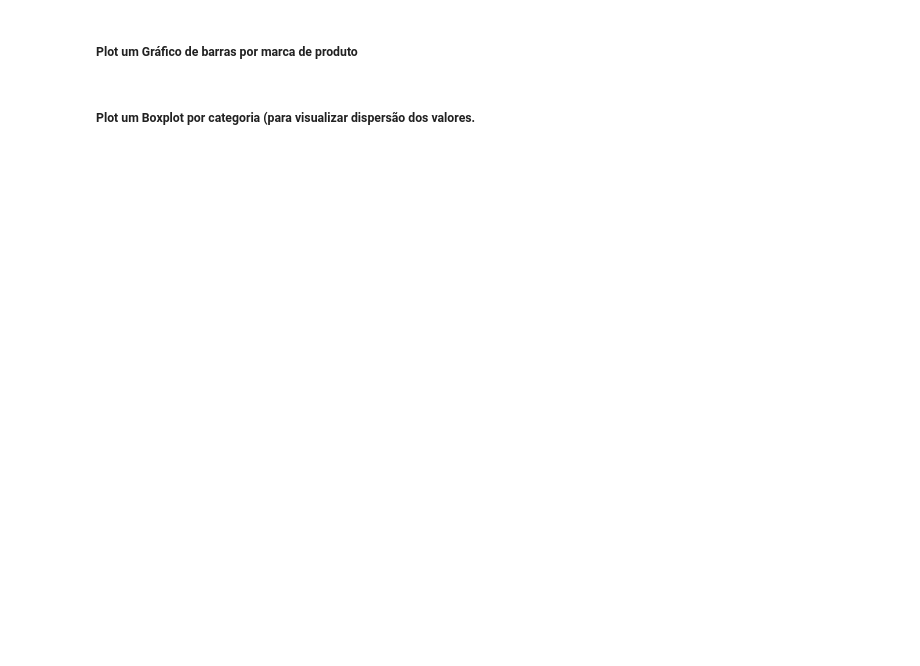
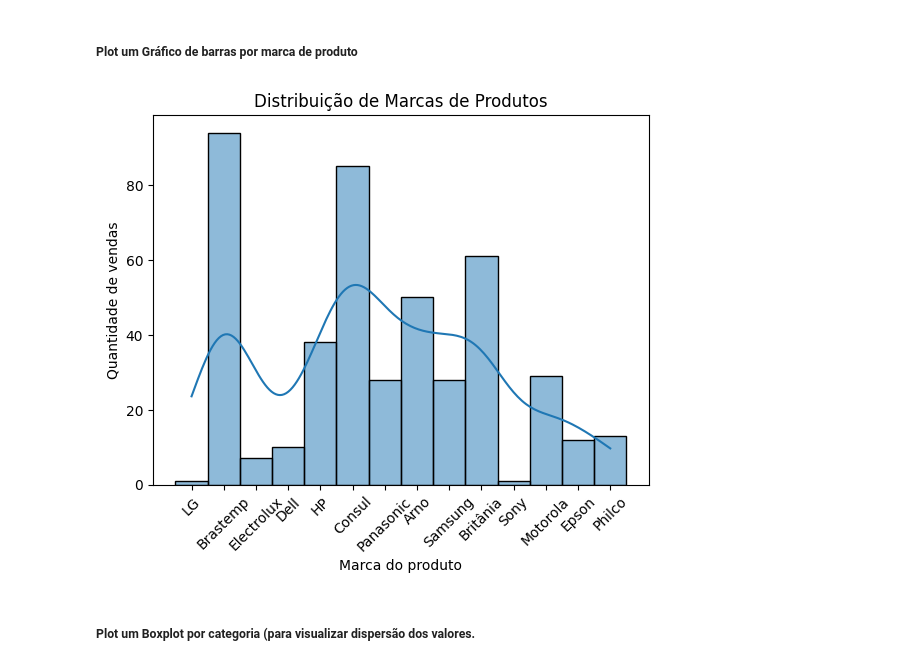
Before and after one commit to ElvisNascimento/projeto_python_vendas_empresa_xpto, a Jupyter notebook: notebook_vendas_projeto_xpto_alunos.ipynb, the cells around one changed output. Drawn from its saved outputs; the diff is of its cells as text; code cells hidden in the pictures; blank space fills up the shorter version.

```diff
--- a/notebook_vendas_projeto_xpto_alunos.ipynb
+++ b/notebook_vendas_projeto_xpto_alunos.ipynb
@@ -137,4 +282,13 @@ Agora sim, vamos explorar graficamente os dados!
 # %% [markdown]
 ##### Plot um Gráfico de barras por marca de produto
+# %%
+sns.histplot(df_vendas['marca_produto'], kde=True)
+plt.xticks(rotation=45)
+plt.title('Distribuição de Marcas de Produtos')
+plt.xlabel('Marca do produto')
+plt.ylabel('Quantidade de vendas')
+plt.show()
+# %% [output]
+[figure, added]
 # %% [markdown]
 ##### Plot um Boxplot por categoria (para visualizar dispersão dos valores.
```
Also changed, not shown: parts of 33 cells of this notebook, 2 other files.
